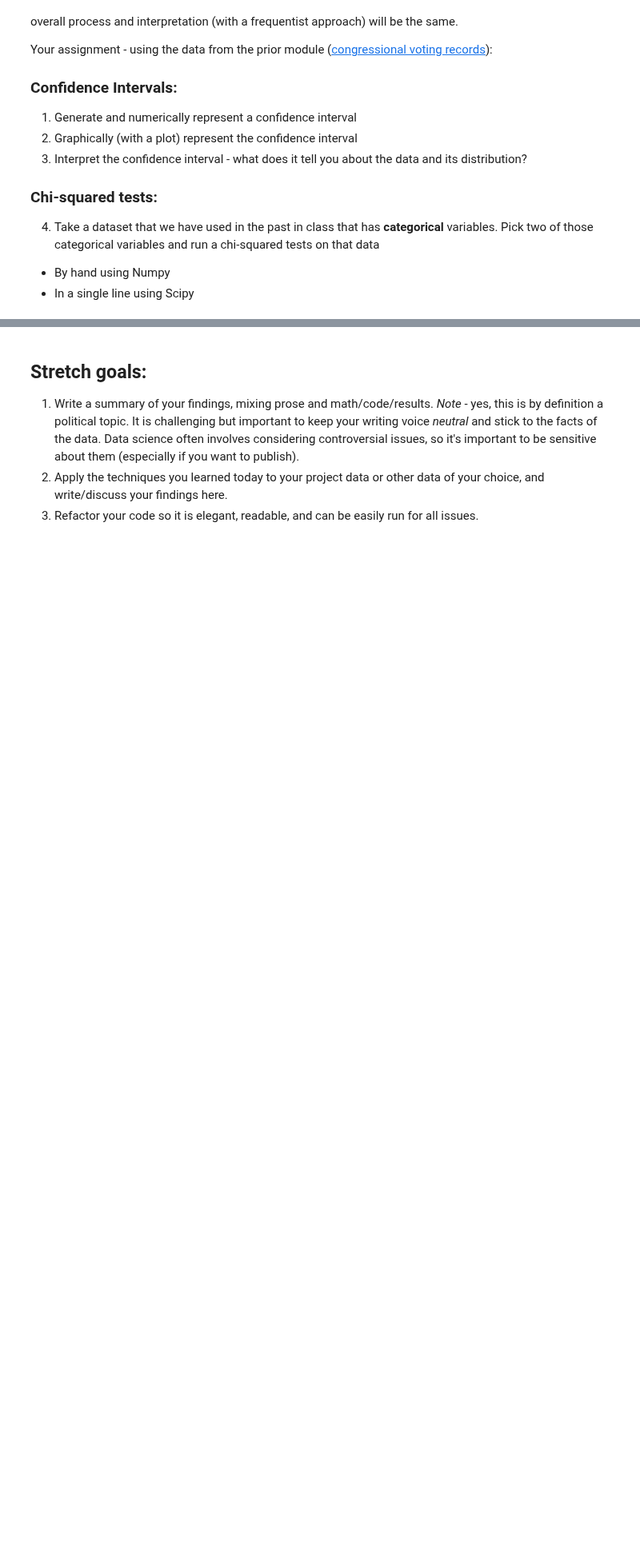
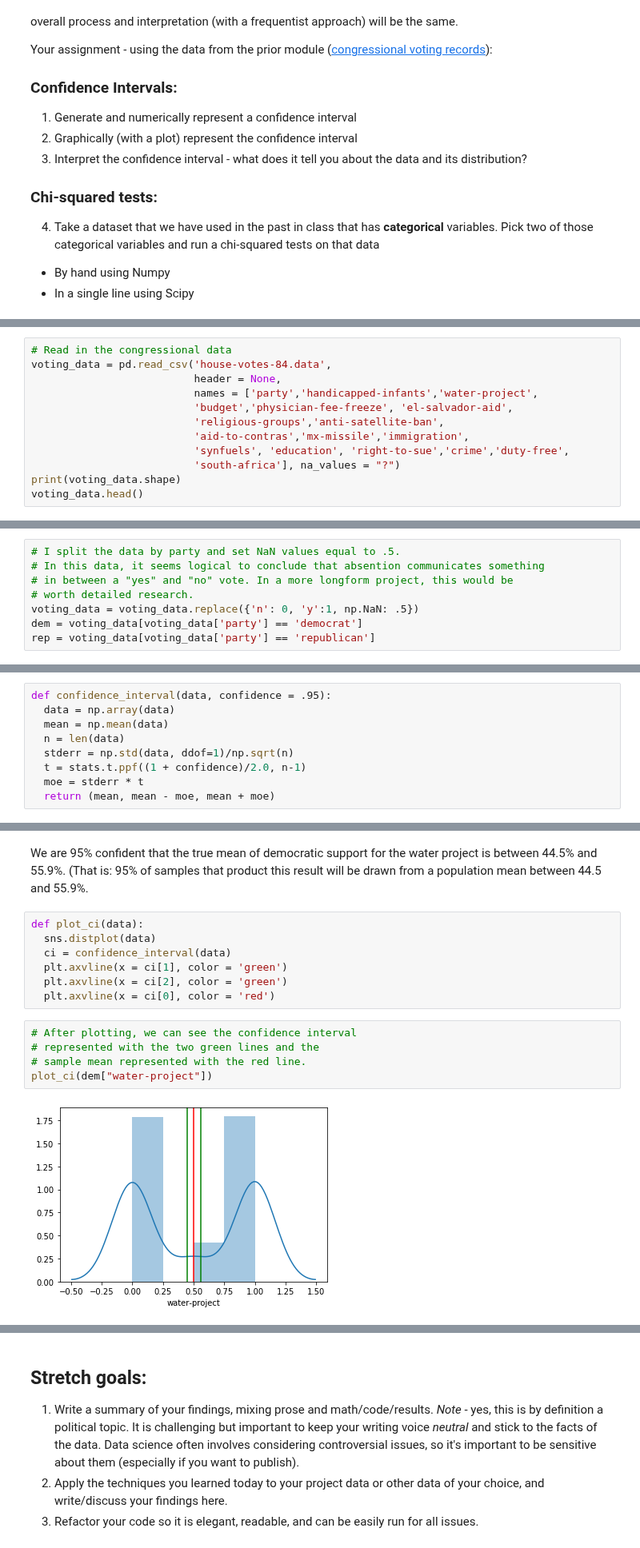
Before and after one commit to bloominstituteoftechnology/DS-Unit-1-Sprint-2-Statistics, a Jupyter notebook: module2/LS_DS_122_Sampling_Confidence_Intervals_and_Hypothesis_Testing_Assignment.ipynb, the cells around one changed output, grey strips where cells are left out. Shown at 80% size. Cells and saved outputs as stored; diff of their text form; blank space fills up the shorter version.

```diff
--- a/module2/LS_DS_122_Sampling_Confidence_Intervals_and_Hypothesis_Testing_Assignment.ipynb
+++ b/module2/LS_DS_122_Sampling_Confidence_Intervals_and_Hypothesis_Testing_Assignment.ipynb
@@ -31,0 +53,12 @@ Your assignment - using the data from the prior module ([congressional voting re
+# %%
+# Read in the congressional data
+voting_data = pd.read_csv('house-votes-84.data',
+                          header = None,
+                          names = ['party','handicapped-infants','water-project',
+                          'budget','physician-fee-freeze', 'el-salvador-aid',
+                          'religious-groups','anti-satellite-ban',
+                          'aid-to-contras','mx-missile','immigration',
+                          'synfuels', 'education', 'right-to-sue','crime','duty-free',
+                          'south-africa'], na_values = "?")
+print(voting_data.shape)
+voting_data.head()
@@ -31,0 +73,8 @@ Your assignment - using the data from the prior module ([congressional voting re
+# %%
+# I split the data by party and set NaN values equal to .5.
+# In this data, it seems logical to conclude that absention communicates something
+# in between a "yes" and "no" vote. In a more longform project, this would be
+# worth detailed research.
+voting_data = voting_data.replace({'n': 0, 'y':1, np.NaN: .5})
+dem = voting_data[voting_data['party'] == 'democrat']
+rep = voting_data[voting_data['party'] == 'republican']
@@ -31,0 +102,9 @@ Your assignment - using the data from the prior module ([congressional voting re
+# %%
+def confidence_interval(data, confidence = .95):
+  data = np.array(data)
+  mean = np.mean(data)
+  n = len(data)
+  stderr = np.std(data, ddof=1)/np.sqrt(n)
+  t = stats.t.ppf((1 + confidence)/2.0, n-1)
+  moe = stderr * t
+  return (mean, mean - moe, mean + moe)
@@ -31,0 +115,16 @@ Your assignment - using the data from the prior module ([congressional voting re
+# %% [markdown]
+We are 95% confident that the true mean of democratic support for the water project is between 44.5% and 55.9%. (That is: 95% of samples that product this result will be drawn from a population mean between 44.5 and 55.9%.
+# %%
+def plot_ci(data):
+  sns.distplot(data)
+  ci = confidence_interval(data)
+  plt.axvline(x = ci[1], color = 'green')
+  plt.axvline(x = ci[2], color = 'green')
+  plt.axvline(x = ci[0], color = 'red')
+# %%
+# After plotting, we can see the confidence interval
+# represented with the two green lines and the
+# sample mean represented with the red line.
+plot_ci(dem["water-project"])
+# %% [output]
+[figure, added]
```
Also changed, not shown: parts of 24 cells of this notebook.
